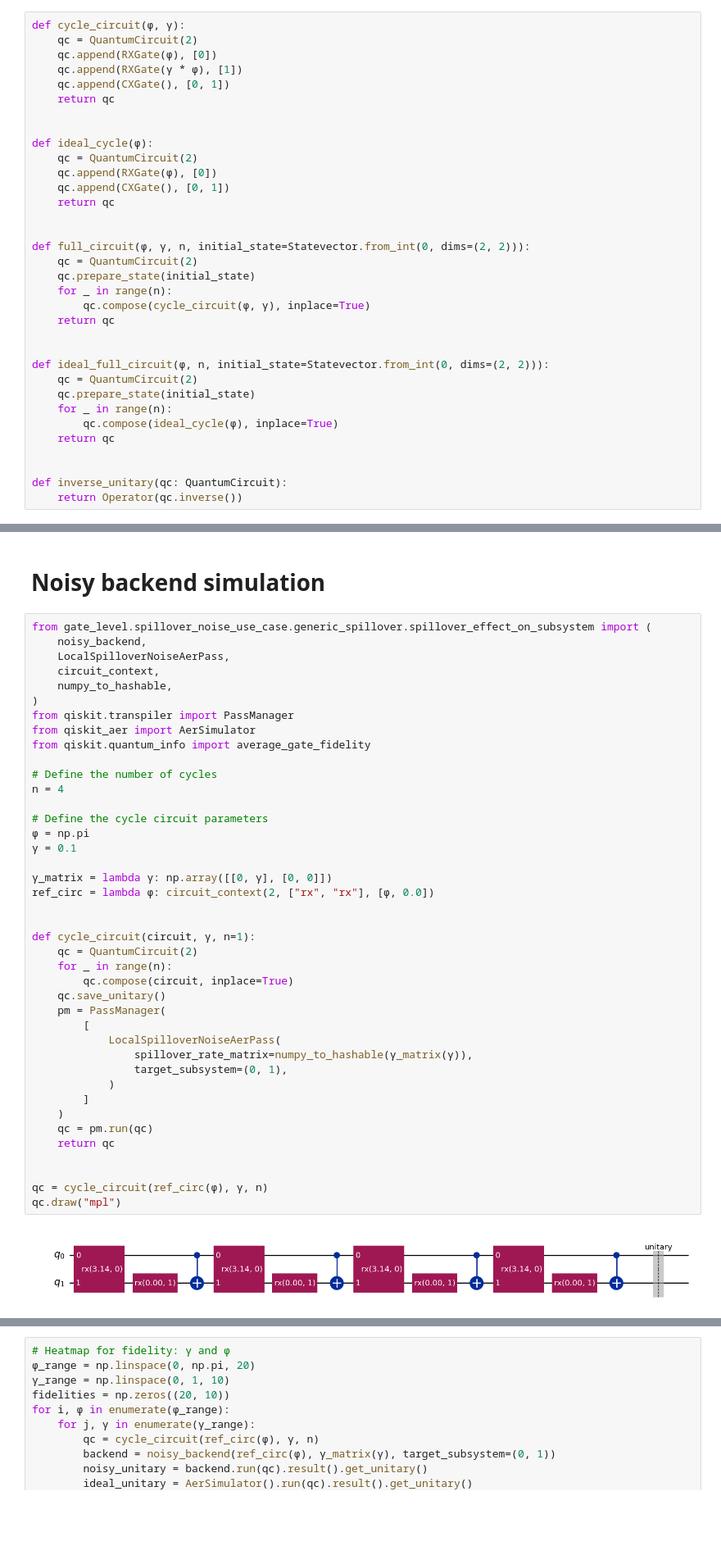
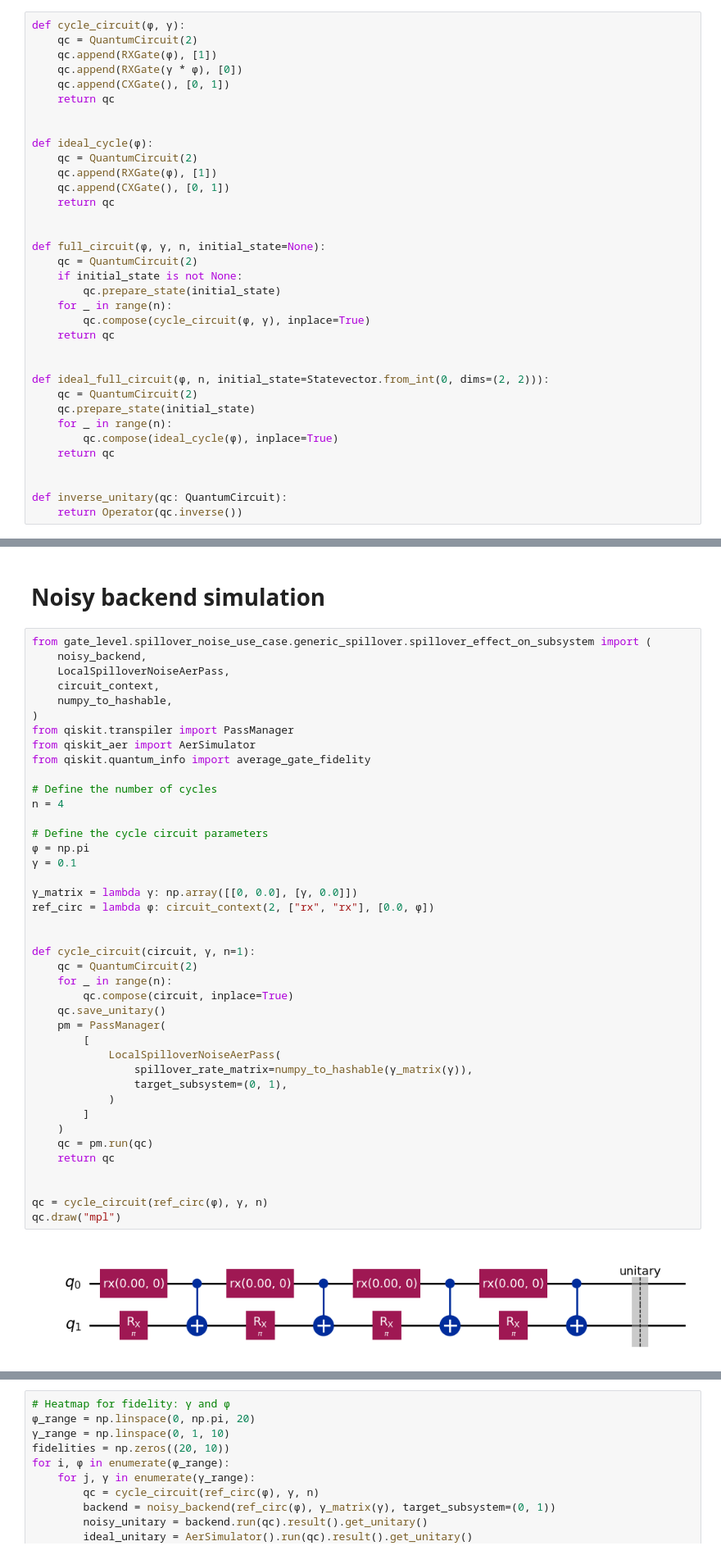
Before and after one commit to arthurostrauss/Quantum_Optimal_Control, a Jupyter notebook: gate_level/spillover_noise_use_case/generic_spillover/analytic_spillover_evolution.ipynb, the cells around one changed output, grey strips where cells are left out. Shown at 82% size. Cells and saved outputs as stored; diff of their text form; blank space fills up the shorter version.

```diff
--- a/gate_level/spillover_noise_use_case/generic_spillover/analytic_spillover_evolution.ipynb
+++ b/gate_level/spillover_noise_use_case/generic_spillover/analytic_spillover_evolution.ipynb
@@ -15,22 +15,23 @@ i = 1j
 # %%
 def cycle_circuit(ϕ, γ):
     qc = QuantumCircuit(2)
-    qc.append(RXGate(ϕ), [0])
-    qc.append(RXGate(γ * ϕ), [1])
+    qc.append(RXGate(ϕ), [1])
+    qc.append(RXGate(γ * ϕ), [0])
     qc.append(CXGate(), [0, 1])
     return qc
 
 
 def ideal_cycle(ϕ):
     qc = QuantumCircuit(2)
-    qc.append(RXGate(ϕ), [0])
+    qc.append(RXGate(ϕ), [1])
     qc.append(CXGate(), [0, 1])
     return qc
 
 
-def full_circuit(ϕ, γ, n, initial_state=Statevector.from_int(0, dims=(2, 2))):
+def full_circuit(ϕ, γ, n, initial_state=None):
     qc = QuantumCircuit(2)
-    qc.prepare_state(initial_state)
+    if initial_state is not None:
+        qc.prepare_state(initial_state)
     for _ in range(n):
         qc.compose(cycle_circuit(ϕ, γ), inplace=True)
     return qc
@@ -320,36 +363,36 @@ from qiskit.quantum_info import average_gate_fidelity
 
 # Define the number of cycles
 n = 4
 
 # Define the cycle circuit parameters
 ϕ = np.pi
 γ = 0.1
 
-γ_matrix = lambda γ: np.array([[0, γ], [0, 0]])
-ref_circ = lambda ϕ: circuit_context(2, ["rx", "rx"], [ϕ, 0.0])
+γ_matrix = lambda γ: np.array([[0, 0.0], [γ, 0.0]])
+ref_circ = lambda ϕ: circuit_context(2, ["rx", "rx"], [0.0, ϕ])
 
 
 def cycle_circuit(circuit, γ, n=1):
     qc = QuantumCircuit(2)
     for _ in range(n):
         qc.compose(circuit, inplace=True)
     qc.save_unitary()
     pm = PassManager(
         [
             LocalSpilloverNoiseAerPass(
                 spillover_rate_matrix=numpy_to_hashable(γ_matrix(γ)),
                 target_subsystem=(0, 1),
             )
         ]
     )
     qc = pm.run(qc)
     return qc
 
 
 qc = cycle_circuit(ref_circ(ϕ), γ, n)
 qc.draw("mpl")
 # %% [output]
-[figure, old version]
+[figure, new version]
 # %%
 backend = noisy_backend(ref_circ(ϕ), γ_matrix(γ), target_subsystem=(0, 1))
 backend.options.noise_model
```
Also changed, not shown: parts of 10 cells of this notebook.
